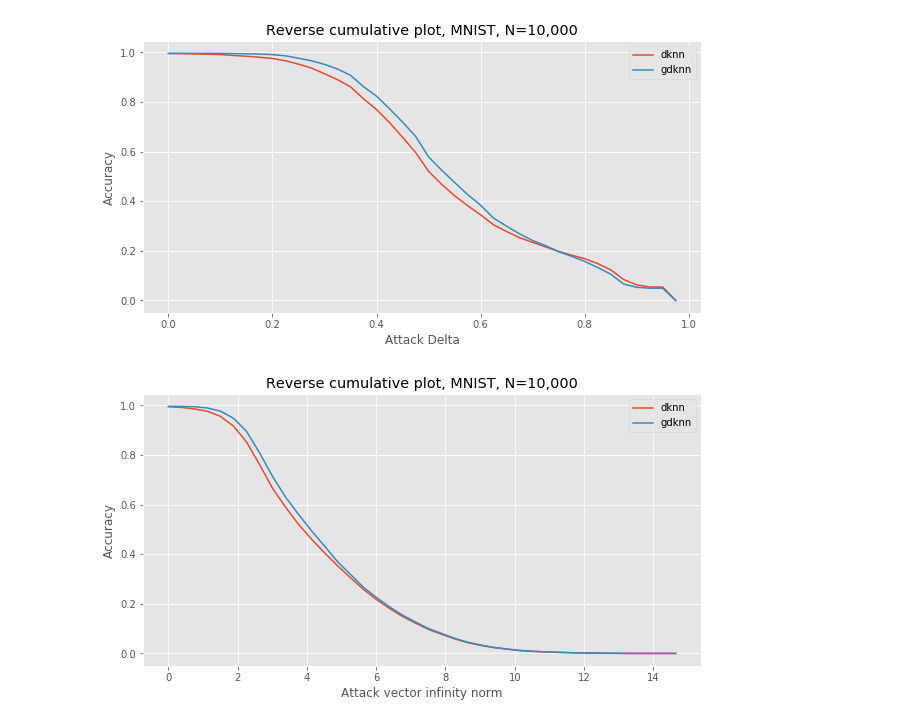
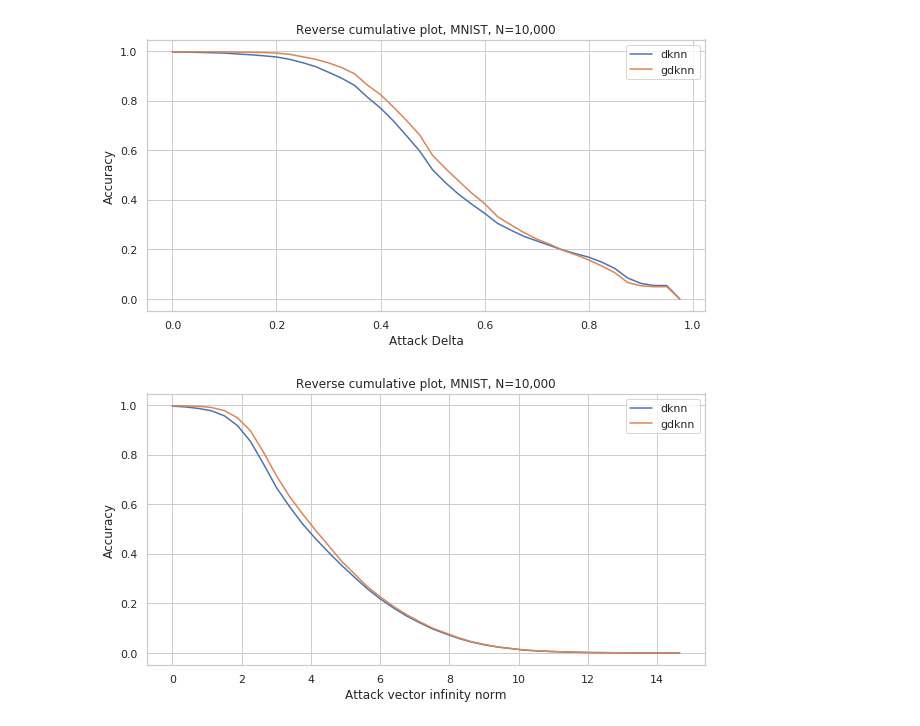
Before and after one commit to hopeliu20160622/dknn_geod, a Jupyter notebook: src/attack.ipynb, the cells around one changed output. Drawn from its saved outputs; the diff is of its cells as text; code cells hidden in the pictures.

Commit message:
adding new plots using sns style

```diff
--- a/src/attack.ipynb
+++ b/src/attack.ipynb
@@ -3,6 +3,9 @@ import numpy as np
 import tensorflow as tf
 import time
 from matplotlib import pyplot as plt
+import seaborn as sns
+sns.set()
+sns.set_style('whitegrid')
 
 from cleverhans.utils_tf import batch_eval
 
@@ -138,0 +120,2 @@ Completed calibration.
+# %%
+path = "../results/attacks/deltas_norms_nonarray.pkl"
@@ -139,3 +130,11 @@ Completed calibration.
+# %%
+# Load
+import pandas as pd
+df = pd.read_pickle(path)
+deltas_k = df["deltas_k"]
+deltas_g = df["deltas_g"]
+norms_k = df["norms_k"]
+norms_g = df["norms_g"]
 # %%
 def cumulative_plot(xlist, label=None, bins=40, reverse=True):
     values, base = np.histogram(xlist, bins=bins)
@@ -144,16 +142,15 @@ def cumulative_plot(xlist, label=None, bins=40, reverse=True):
     plt.plot(base[:-1], (len(xlist) - cumulative)/xlist.shape[0], label=label)
 # %%
-plt.style.use('ggplot')
 cumulative_plot(deltas_k, label='dknn')
 cumulative_plot(deltas_g, label='gdknn')
 plt.title('Reverse cumulative plot, MNIST, N=10,000')
 plt.xlabel('Attack Delta')
 plt.ylabel('Accuracy')
 plt.legend()
 plt.savefig('../results/attacks/deltas.png')
 plt.show()
 # %% [output]
-[figure, old version]
+[figure, new version]
 # %%
 cumulative_plot(norms_k, label='dknn')
 cumulative_plot(norms_g, label='gdknn')
@@ -164,4 +161,4 @@ plt.legend()
 plt.savefig('../results/attacks/norms.png')
 plt.show()
 # %% [output]
-[figure, old version]
+[figure, new version]
```
Also changed, not shown: parts of 7 cells of this notebook, 3 other files.
